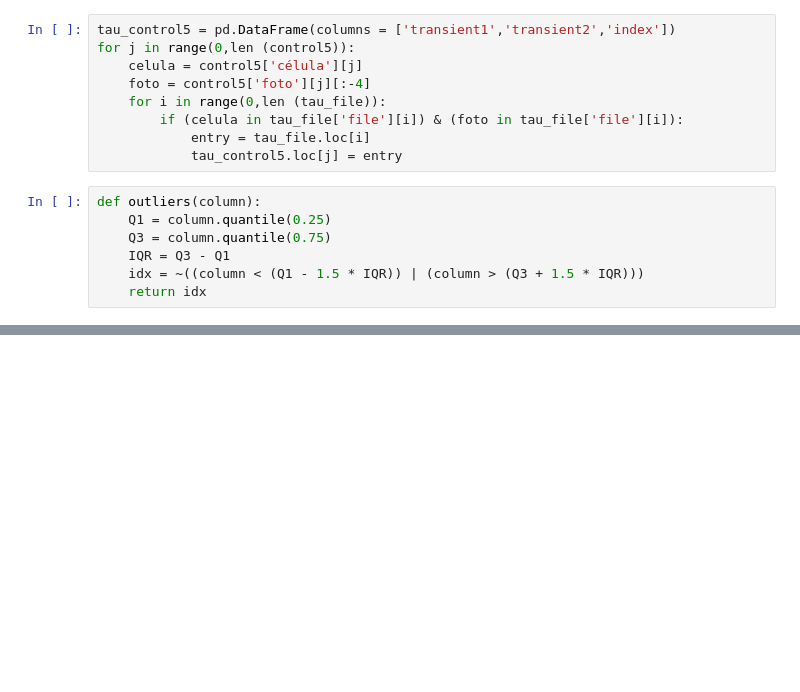
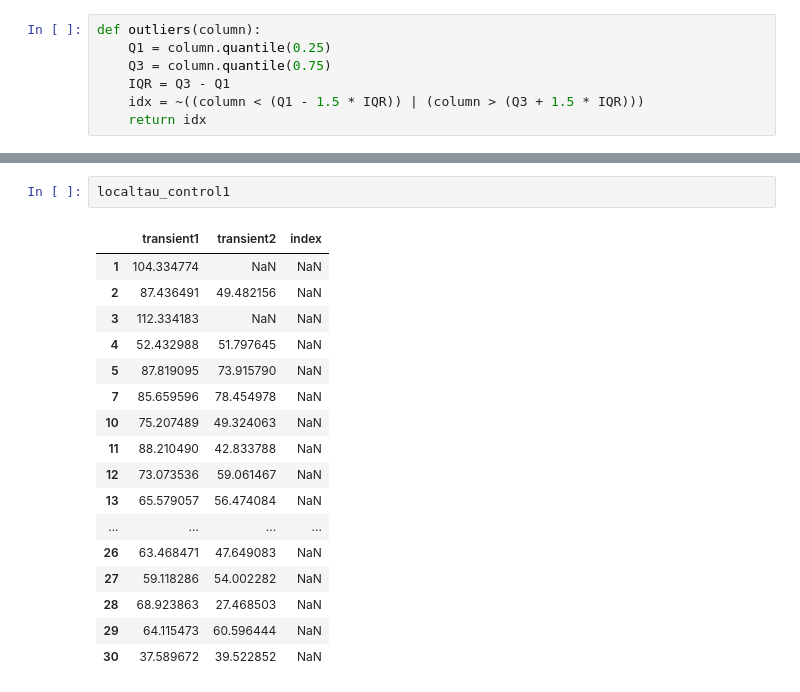
Before and after one commit to CardiAP/DesktopApp, a Jupyter notebook: filtrado.ipynb, the cells around one changed output, grey strips where cells are left out. Cells and saved outputs as stored; diff of their text form; blank space fills up the shorter version.

```diff
--- a/filtrado.ipynb
+++ b/filtrado.ipynb
@@ -440,12 +452,3 @@ for j in range(0,len (control1)):
-# %%
-tau_control5 = pd.DataFrame(columns = ['transient1','transient2','index'])
-for j in range(0,len (control5)):
-    celula = control5['célula'][j]
-    foto = control5['foto'][j][:-4]
-    for i in range(0,len (tau_file)):
-        if (celula in tau_file['file'][i]) & (foto in tau_file['file'][i]):
-            entry = tau_file.loc[i]
-            tau_control5.loc[j] = entry
 # %%
 def outliers(column):
     Q1 = column.quantile(0.25)
@@ -562,0 +547,20 @@ tau_control5.describe()
+# %%
+localtau_control1
+# %% [output]
+|  | transient1 | transient2 | index |
+| 1 | 104.334774 | NaN | NaN |
+| 2 | 87.436491 | 49.482156 | NaN |
+| 3 | 112.334183 | NaN | NaN |
+| 4 | 52.432988 | 51.797645 | NaN |
+| 5 | 87.819095 | 73.915790 | NaN |
+| 7 | 85.659596 | 78.454978 | NaN |
+| 10 | 75.207489 | 49.324063 | NaN |
+| 11 | 88.210490 | 42.833788 | NaN |
+| 12 | 73.073536 | 59.061467 | NaN |
+| 13 | 65.579057 | 56.474084 | NaN |
+| ... | ... | ... | ... |
+| 26 | 63.468471 | 47.649083 | NaN |
+| 27 | 59.118286 | 54.002282 | NaN |
+| 28 | 68.923863 | 27.468503 | NaN |
+| 29 | 64.115473 | 60.596444 | NaN |
+| 30 | 37.589672 | 39.522852 | NaN |
```
Also changed, not shown: parts of 14 cells of this notebook.
